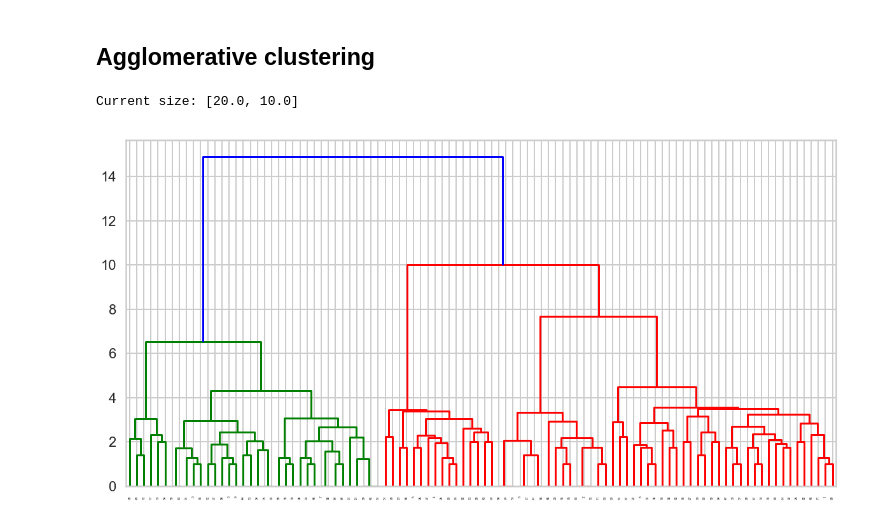
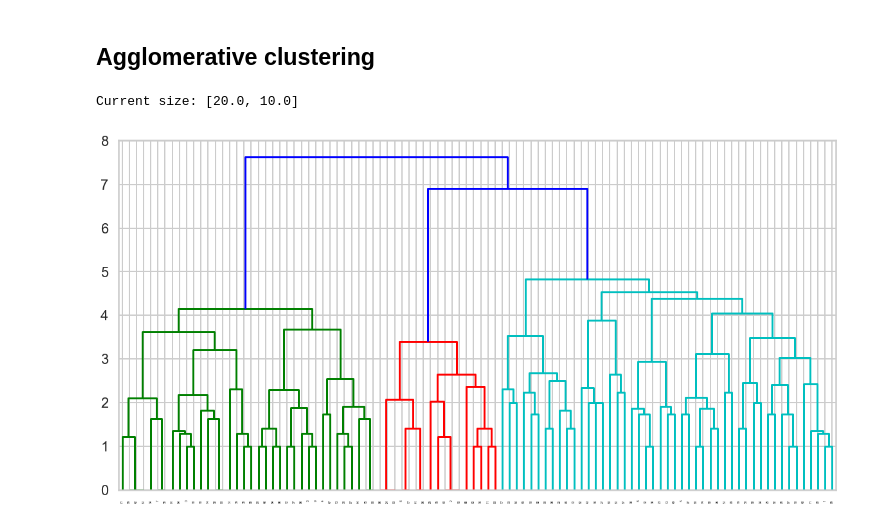
Before and after one commit to alketcecaj12/clustering_data, a Jupyter notebook: Mini_Project_Clustering.ipynb, the cells around one changed output. Drawn from its saved outputs; the diff is of its cells as text; code cells hidden in the pictures.

Commit message:
agglomerative clustering added

```diff
--- a/Mini_Project_Clustering.ipynb
+++ b/Mini_Project_Clustering.ipynb
@@ -587,23 +587,23 @@ Source: http://scikit-learn.org/stable/modules/clustering.html
 # here I import hierarchical clustering libraries
 import scipy.cluster.hierarchy as sch
 from sklearn.cluster import AgglomerativeClustering
+# %%
+matrix2 = matrix.iloc[:, 2:33]
+#df1 = df.iloc[:,0:2]
 # %%
 # create dendrogram
-dendrogram = sch.dendrogram(sch.linkage(matrix, method='ward'))
+dendrogram = sch.dendrogram(sch.linkage(matrix2, method='ward'))
 
 # Get current size
 fig_size = plt.rcParams["figure.figsize"]
 
 # Prints: [8.0, 6.0]
 print("Current size:", fig_size)
 
 # Set figure width to 12 and height to 9
 fig_size[0] = 20
 fig_size[1] = 10
 plt.rcParams["figure.figsize"] = fig_size
-
-# create clusters
-hc = AgglomerativeClustering(n_clusters=4, affinity = 'euclidean', linkage = 'ward')
 # %% [output]
 Current size: [20.0, 10.0]
-[figure, old version]
+[figure, new version]
```
Also changed, not shown: parts of 15 cells of this notebook.
